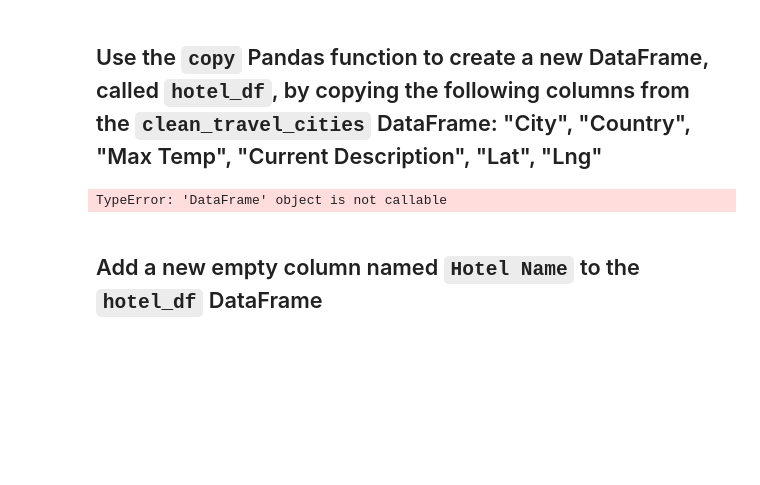
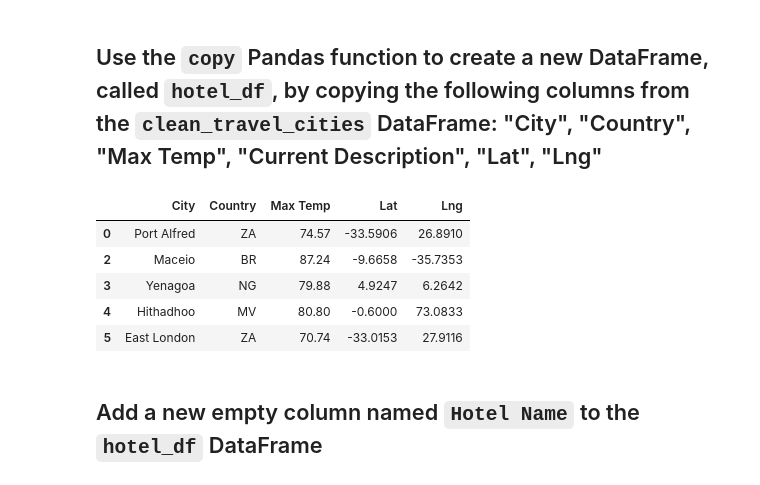
Before and after one commit to motoroid/API_Weather_Database, a Jupyter notebook: vacation_search/Vacation_Search.ipynb, the cells around one changed output. Cells and saved outputs as stored; diff of their text form; code cells hidden in the pictures; blank space fills up the shorter version.

```diff
--- a/vacation_search/Vacation_Search.ipynb
+++ b/vacation_search/Vacation_Search.ipynb
@@ -136,10 +136,15 @@ clean_travel_cities.head()
 ## Use the `copy` Pandas function to create a new DataFrame, called `hotel_df`, by copying the following columns from the `clean_travel_cities` DataFrame: "City", "Country", "Max Temp", "Current Description", "Lat", "Lng"
 # %%
 # Create DataFrame called hotel_df to store hotel names along with city, country, max temp, and coordinates.
-hotel_df = clean_travel_cities.copy()
-columns = ["City", "Country","Max Temp","Current Description","Lat","Lng"]
+hotel_df = clean_travel_cities[["City", "Country","Max Temp","Lat","Lng"]].copy()
+hotel_df.head()
 # %% [output]
-TypeError: 'DataFrame' object is not callable
+|  | City | Country | Max Temp | Lat | Lng |
+| 0 | Port Alfred | ZA | 74.57 | -33.5906 | 26.8910 |
+| 2 | Maceio | BR | 87.24 | -9.6658 | -35.7353 |
+| 3 | Yenagoa | NG | 79.88 | 4.9247 | 6.2642 |
+| 4 | Hithadhoo | MV | 80.80 | -0.6000 | 73.0833 |
+| 5 | East London | ZA | 70.74 | -33.0153 | 27.9116 |
 # %% [markdown]
 ## Add a new empty column named `Hotel Name` to the `hotel_df` DataFrame
 # %%
```
Also changed, not shown: parts of 6 cells of this notebook, 1 other file.
